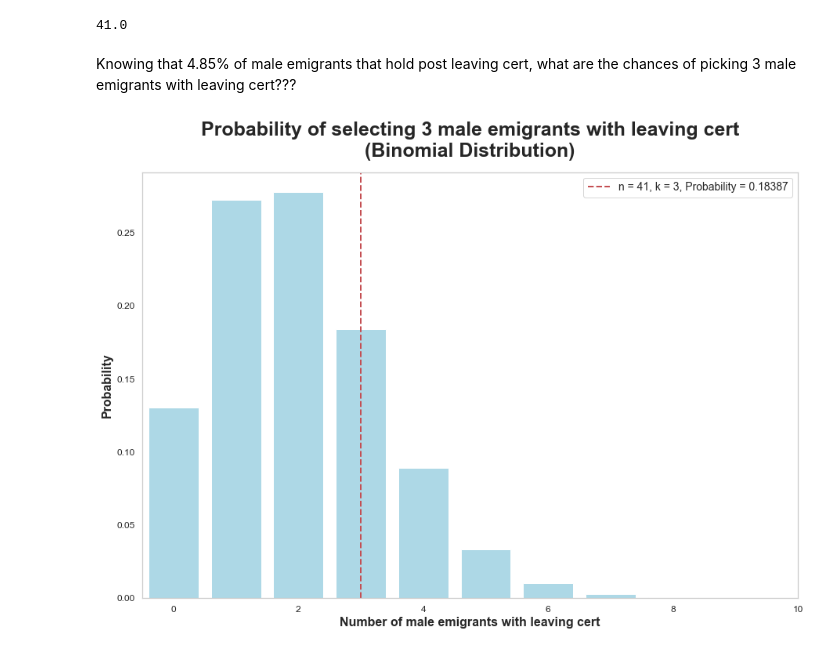
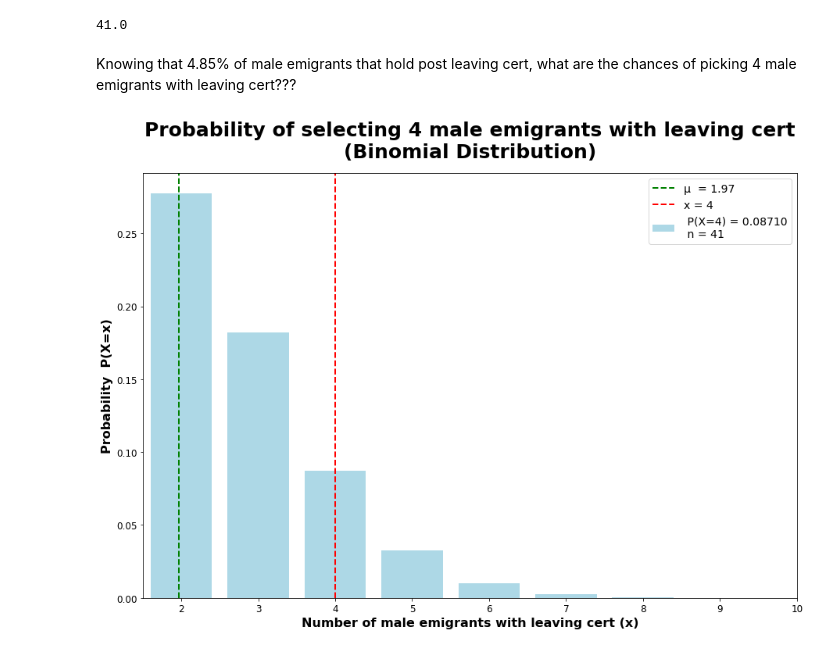
Before and after one commit to JoseRicoCct/CA1_Integrated_Assesment_MSc_Data_Analytics_CCT_Semester_1, a Jupyter notebook: Jupyter_Notebooks/CA1_Code_sba23021.ipynb, the cells around one changed output. Drawn from its saved outputs; the diff is of its cells as text; code cells hidden in the pictures.

Commit message:
Final touches for Visualisations Binomial and Poisson distribution

```diff
--- a/Jupyter_Notebooks/CA1_Code_sba23021.ipynb
+++ b/Jupyter_Notebooks/CA1_Code_sba23021.ipynb
@@ -2933,39 +2934,42 @@ print(n)
 # %% [output]
 41.0
 # %% [markdown]
-Knowing that 4.85% of male emigrants that hold post leaving cert, what are the chances of picking 3 male emigrants with leaving cert???
+Knowing that 4.85% of male emigrants that hold post leaving cert, what are the chances of picking 4 male emigrants with leaving cert???
 # %%
 # Probability
-p = 0.0485
+p = 0.048
 
 # Total population of male emigrants that hold post leaving cert
 n = 41
 
-# P(X=3)
-k = 3
+# P(X=4)
+x = 4
 
 # Calculating the probability using the binom.pmf function
-probability = binom.pmf(k, n, p)
+prob = binom.pmf(x, n, p)
+# calculationg the mean
+μ = binom.mean(n, p)
 
 # Plotting the bar plot for the probability distribution
-k_values = np.arange(0, n + 1)
-probabilities = binom.pmf(k_values, n, p)
+x_val = np.arange(2, n + 1)
+prob_plot = binom.pmf(x_val, n, p)
 
 plt.figure(figsize=(15, 10))
-plt.bar(k_values, probabilities, color='lightblue')
 
-# Add a vertical line for k = 3
-plt.axvline(x=k, color='r', linestyle='--', label=f'k = {k}', linewidth=2)
-plt.title('Probability of selecting 3 male emigrants with leaving cert\n(Binomial Distribution)',
+plt.title('Probability of selecting 4 male emigrants with leaving cert\n(Binomial Distribution)',
           loc="center", pad=20, fontsize=25, fontweight="bold")
 
-plt.xlabel('Number of male emigrants with leaving cert',fontsize=16, fontweight='bold')
-plt.ylabel('Probability',fontsize=16, fontweight='bold')
-plt.legend([f'n = {n}, k = {k}, Probability = {probability:.5f}'], loc='best', fontsize=14)  # Add the legend
+plt.bar(x_val, prob_plot, color='lightblue',label=f' P(X=4) = {prob:.5f}\n n = 41')
+
+plt.axvline(x=μ , color='g', linestyle='--', label=f'μ  = {μ :.2f}', linewidth=2) # Add a vertical line for μ = 1.97
+plt.axvline(x=x, color='r', linestyle='--', label=f'x = {x}', linewidth=2) # Add a vertical line for x = 4
+plt.xlabel('Number of male emigrants with leaving cert (x)',fontsize=16, fontweight='bold')
+plt.ylabel('Probability  P(X=x)',fontsize=16, fontweight='bold')
+plt.legend( loc='best', fontsize=14)  # Add the legend
 plt.xticks(fontsize=12)
 plt.yticks(fontsize=12)
-plt.xlim(-0.5, 10)
+plt.xlim(1.5, 10)
 plt.grid(False)
 plt.show()
 # %% [output]
-[figure, old version]
+[figure, new version]
```
Also changed, not shown: parts of 18 cells of this notebook.
